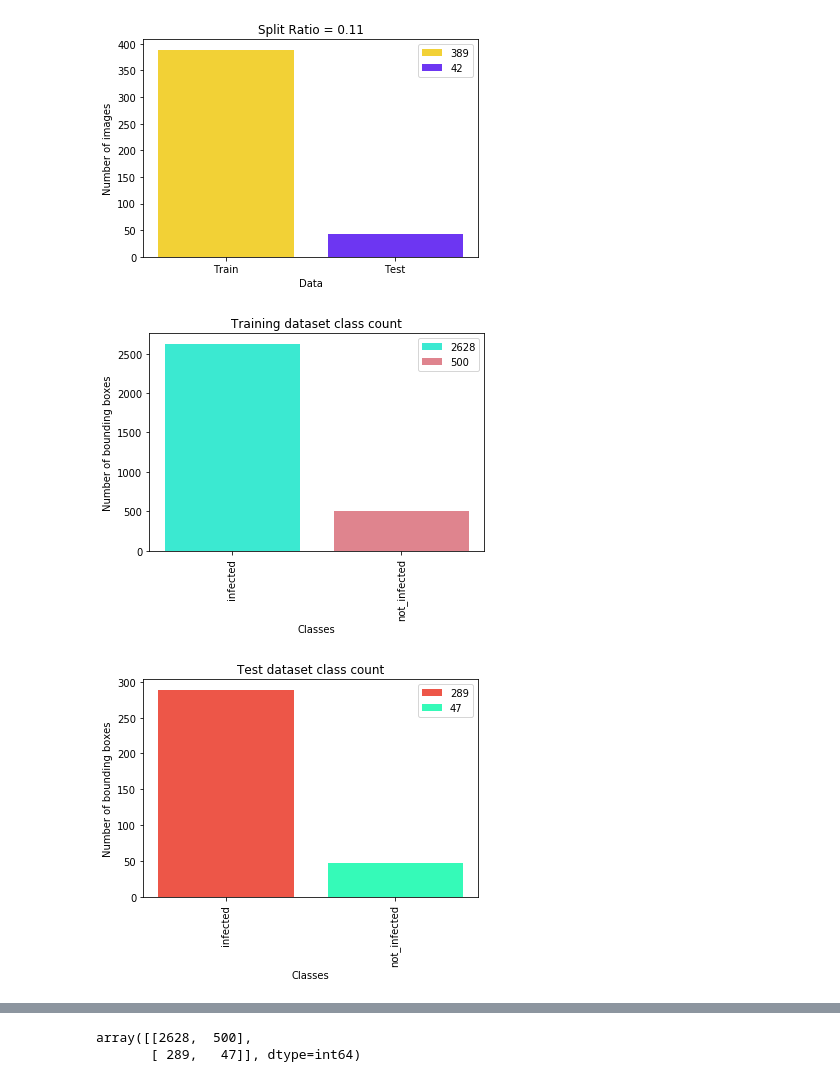
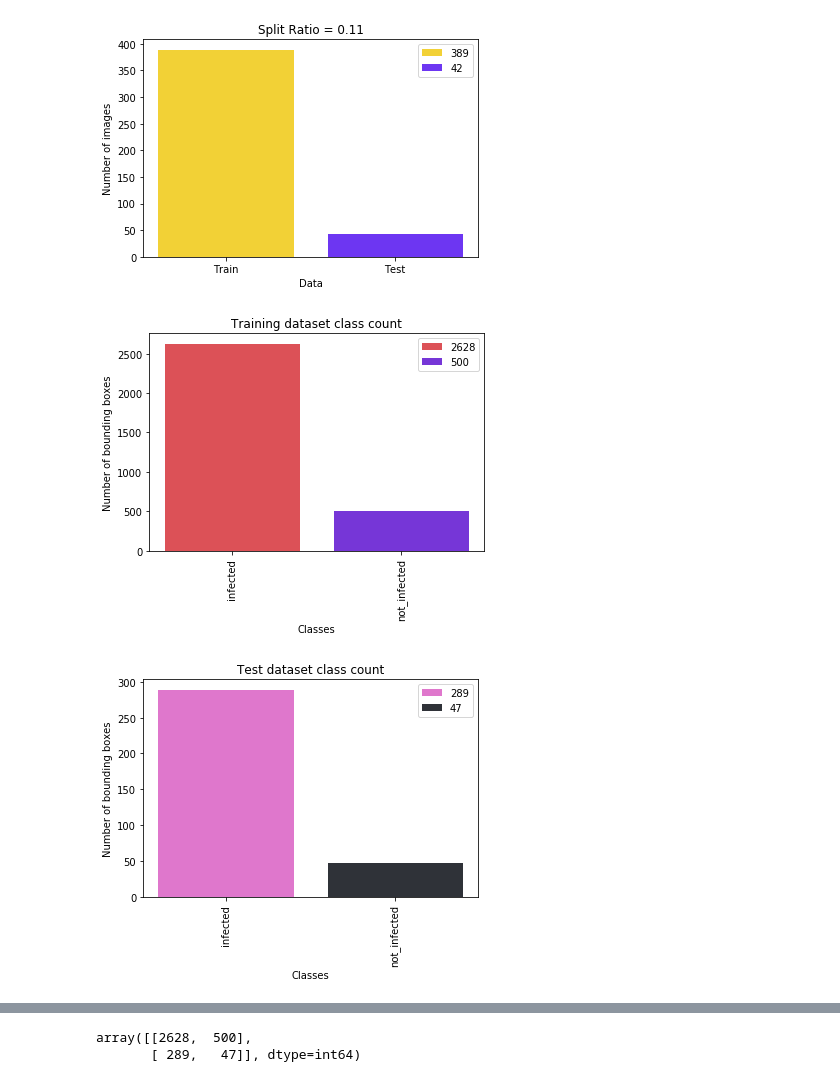
Before and after one commit to siddharthgawas-zz/yolo_v2_iteration2, a Jupyter notebook: data_overview.ipynb, the cells around one changed output, grey strips where cells are left out. Drawn from its saved outputs; the diff is of its cells as text; code cells hidden in the pictures.

```diff
--- a/data_overview.ipynb
+++ b/data_overview.ipynb
@@ -50,11 +53,10 @@ test_df.describe()
 | 75% | 0.577995 | 0.649769 | 0.769485 | 0.845703 | 0.676662 | 0.726852 | 0.150297 | 0.247222 |
 | max | 0.922917 | 0.956481 | 1.000000 | 1.000000 | 0.961458 | 0.978241 | 0.556250 | 0.804630 |
 # %%
-train_labels = train_df['label'].unique()
-test_labels = test_df['label'].unique()
+train_labels = np.sort(train_df['label'].unique())
+test_labels = np.sort(test_df['label'].unique())
 print('Labels in train dataset', train_labels)
 print('Labels in test dataset', test_labels)
-train_labels
 # %% [output]
 Labels in train dataset ['infected' 'not_infected']
 Labels in test dataset ['infected' 'not_infected']
@@ -77,24 +78,24 @@ class_labels = []
 # %%
 idx = []
 label_count = []
 for i in train_labels:
     i_count = train_df.groupby(by='label')['label'].count()[i]
     label_count.append(i_count)
     idx.append(i)
     if i not in class_labels:
         class_labels.append(i)
 
 plt.title('Training dataset class count')
 plt.xlabel('Classes')
 plt.ylabel('Number of bounding boxes')
 plt.xticks( rotation='vertical')
 bars = plt.bar(idx,label_count,width=0.8
         ,tick_label=train_labels,color=np.random.uniform(size=(len(train_labels),3)))
-plt.legend(bars,label_count,loc=1)
+plt.legend(bars,label_count,loc=0)
 
 train_counts = label_count
 # %% [output]
-[figure, old version]
+[figure, new version]
 # %%
 idx = []
 label_count = []
@@ -112,11 +113,11 @@ plt.ylabel('Number of bounding boxes')
 plt.xticks( rotation='vertical')
 bars = plt.bar(idx,label_count,width=0.8
         ,tick_label=test_labels,color=np.random.uniform(size=(len(train_labels),3)))
-plt.legend(bars,label_count,loc=1)
+plt.legend(bars,label_count,loc=0)
 
 test_counts = label_count
 # %% [output]
-[figure, old version]
+[figure, new version]
 # %%
 #Join train and test datafram
 train_test_df = pd.concat((train_df,test_df))
```
Also changed, not shown: parts of 5 cells of this notebook, 8 other files.
